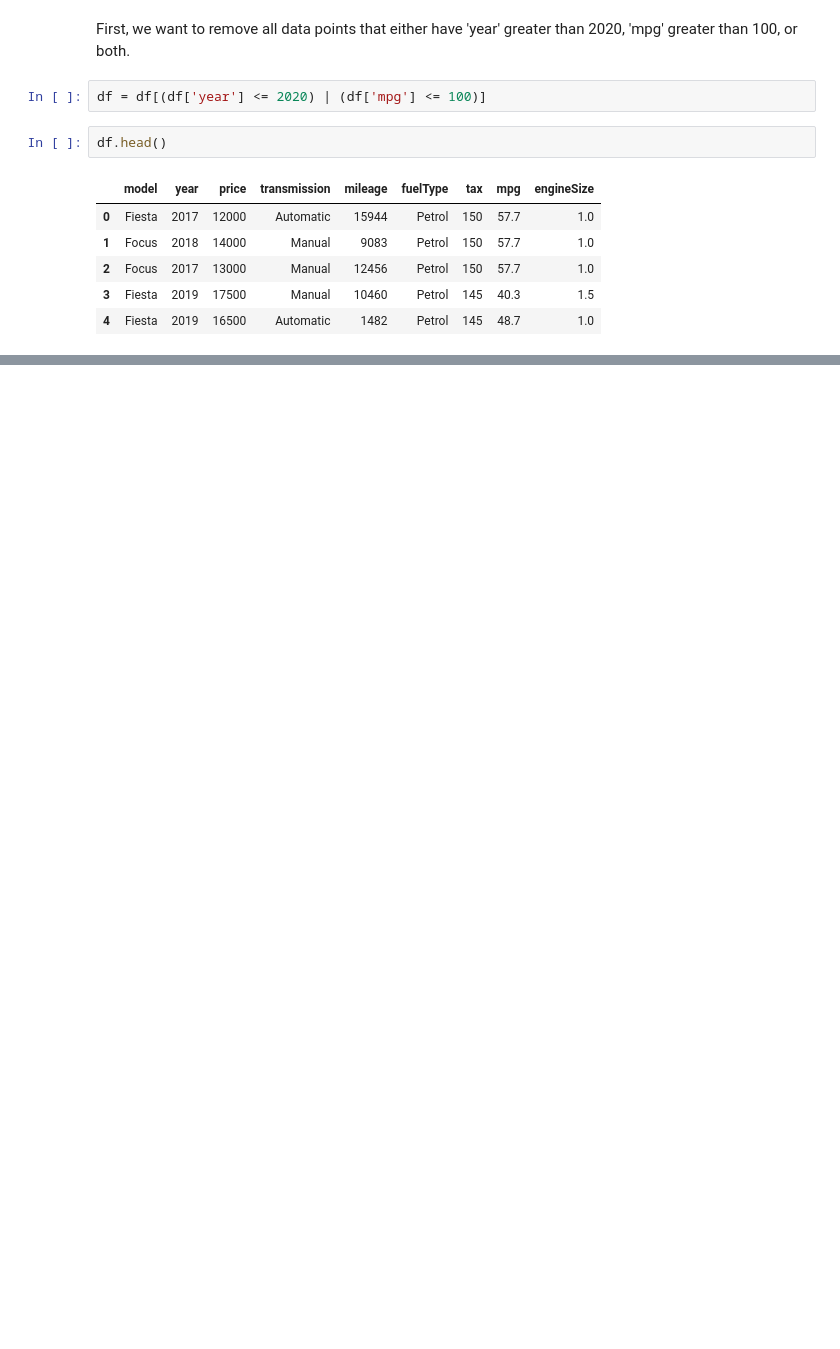
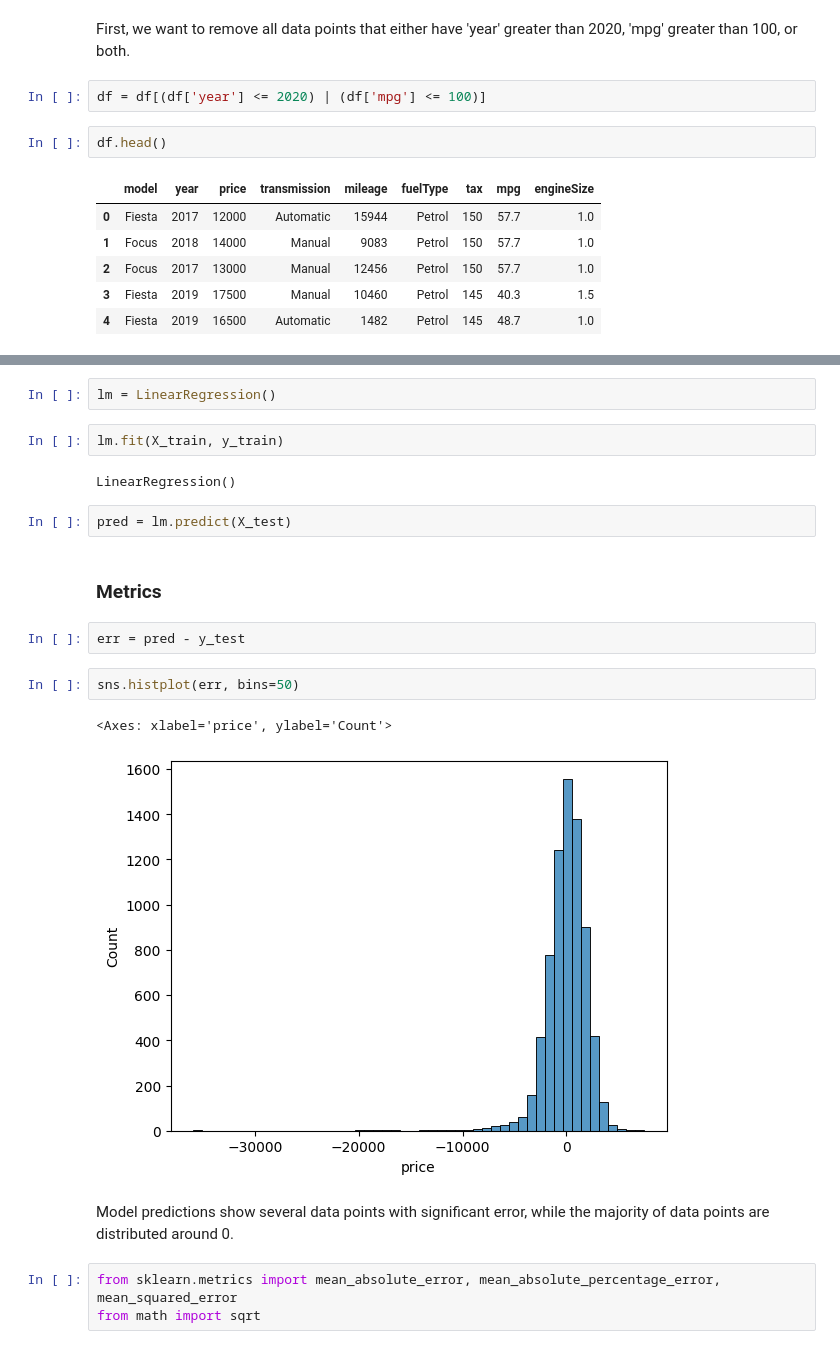
Before and after one commit to j584lee98/sklearn-models, a Jupyter notebook: models/LinearRegression.ipynb, the cells around one changed output, grey strips where cells are left out. Drawn from its saved outputs; the diff is of its cells as text; blank space fills up the shorter version.

```diff
--- a/models/LinearRegression.ipynb
+++ b/models/LinearRegression.ipynb
@@ -125,0 +159,22 @@ df.head()
+# %%
+lm = LinearRegression()
+# %%
+lm.fit(X_train, y_train)
+# %% [output]
+LinearRegression()
+# %%
+pred = lm.predict(X_test)
+# %% [markdown]
+### Metrics
+# %%
+err = pred - y_test
+# %%
+sns.histplot(err, bins=50)
+# %% [output]
+<Axes: xlabel='price', ylabel='Count'>
+[figure, added]
+# %% [markdown]
+Model predictions show several data points with significant error, while the majority of data points are distributed around 0.
+# %%
+from sklearn.metrics import mean_absolute_error, mean_absolute_percentage_error, mean_squared_error
+from math import sqrt
```
Also changed, not shown: parts of 18 cells of this notebook.
